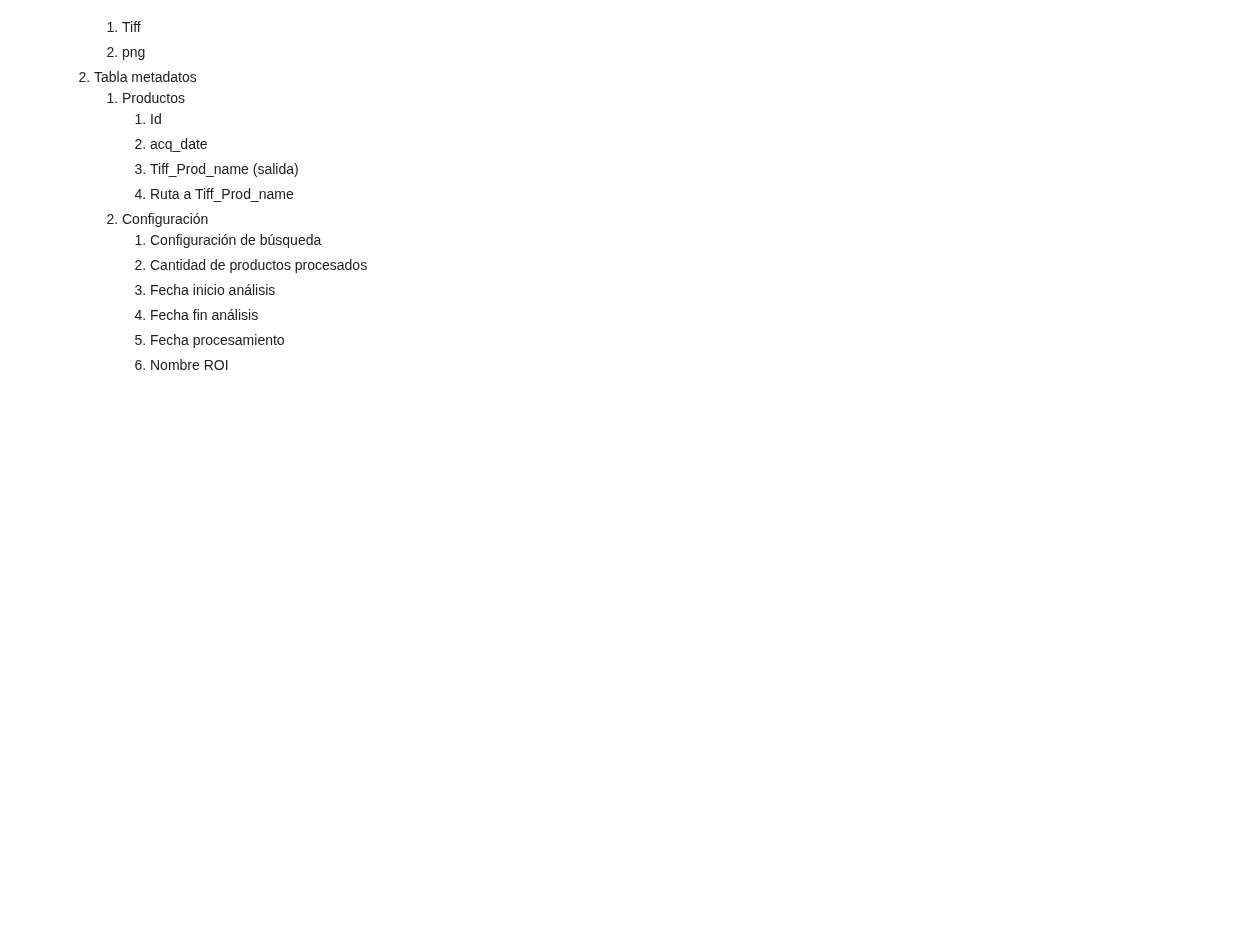
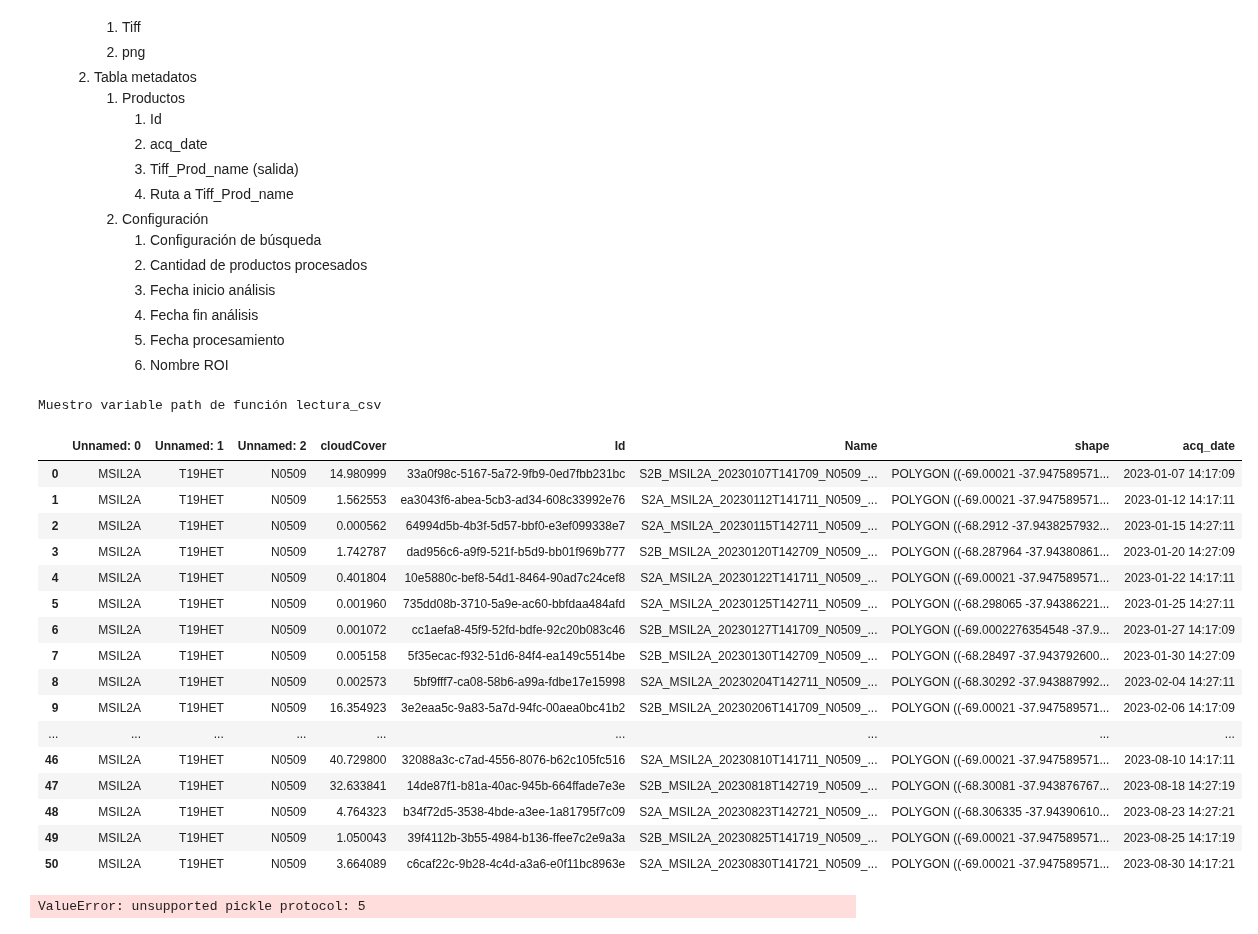
Before and after one commit to gvdiaz/NDVI_S2_gauge, a Jupyter notebook: Scripts/Note2proc.ipynb, the cells around one changed output. Drawn from its saved outputs; the diff is of its cells as text; code cells hidden in the pictures; blank space fills up the shorter version.

Commit message:
Agrego lectura de pkl pero no puedo debido a que se guardó con otra versión de python.

```diff
--- a/Scripts/Note2proc.ipynb
+++ b/Scripts/Note2proc.ipynb
@@ -39,3 +39,55 @@ Se parte de la hipótesis de tener definido un dataframe que contenga la búsque
             4. Fecha fin análisis
             5. Fecha procesamiento
             6. Nombre ROI
+# %%
+# Declaración de módulos necesarios
+# Para lectura de csv
+import pandas as pd
+
+# Declaración de variables para configuración
+input_path = '/src/output/research_20240928T190500_Tratayen.csv'
+input_path_pkl = '/src/output/research_20240928T190500_Tratayen.pkl'
+verbose = True
+# %%
+# Lectura de dataframes de búsqueda a partir del csv
+
+def lectura_csv(path, verbose):
+    df = pd.read_csv(path)
+    if verbose:
+        print(f'Muestro variable path de función {lectura_csv.__name__}')
+        print()
+        display(df)
+    return df
+
+def lectura_pkl(path, verbose):
+    df = pd.read_pickle(path)
+    if verbose:
+        print(f'Muestro variable path de función {lectura_csv.__name__}')
+        print()
+        display(df)
+    return df
+# %%
+df = lectura_csv(input_path, verbose)
+# %% [output]
+Muestro variable path de función lectura_csv
+|  | Unnamed: 0 | Unnamed: 1 | Unnamed: 2 | cloudCover | Id | Name | shape | acq_date |
+| 0 | MSIL2A | T19HET | N0509 | 14.980999 | 33a0f98c-5167-5a72-9fb9-0ed7fbb231bc | S2B_MSIL2A_20230107T141709_N0509_... | POLYGON ((-69.00021 -37.947589571... | 2023-01-07 14:17:09 |
+| 1 | MSIL2A | T19HET | N0509 | 1.562553 | ea3043f6-abea-5cb3-ad34-608c33992e76 | S2A_MSIL2A_20230112T141711_N0509_... | POLYGON ((-69.00021 -37.947589571... | 2023-01-12 14:17:11 |
+| 2 | MSIL2A | T19HET | N0509 | 0.000562 | 64994d5b-4b3f-5d57-bbf0-e3ef099338e7 | S2A_MSIL2A_20230115T142711_N0509_... | POLYGON ((-68.2912 -37.9438257932... | 2023-01-15 14:27:11 |
+| 3 | MSIL2A | T19HET | N0509 | 1.742787 | dad956c6-a9f9-521f-b5d9-bb01f969b777 | S2B_MSIL2A_20230120T142709_N0509_... | POLYGON ((-68.287964 -37.94380861... | 2023-01-20 14:27:09 |
+| 4 | MSIL2A | T19HET | N0509 | 0.401804 | 10e5880c-bef8-54d1-8464-90ad7c24cef8 | S2A_MSIL2A_20230122T141711_N0509_... | POLYGON ((-69.00021 -37.947589571... | 2023-01-22 14:17:11 |
+| 5 | MSIL2A | T19HET | N0509 | 0.001960 | 735dd08b-3710-5a9e-ac60-bbfdaa484afd | S2A_MSIL2A_20230125T142711_N0509_... | POLYGON ((-68.298065 -37.94386221... | 2023-01-25 14:27:11 |
+| 6 | MSIL2A | T19HET | N0509 | 0.001072 | cc1aefa8-45f9-52fd-bdfe-92c20b083c46 | S2B_MSIL2A_20230127T141709_N0509_... | POLYGON ((-69.0002276354548 -37.9... | 2023-01-27 14:17:09 |
+| 7 | MSIL2A | T19HET | N0509 | 0.005158 | 5f35ecac-f932-51d6-84f4-ea149c5514be | S2B_MSIL2A_20230130T142709_N0509_... | POLYGON ((-68.28497 -37.943792600... | 2023-01-30 14:27:09 |
+| 8 | MSIL2A | T19HET | N0509 | 0.002573 | 5bf9fff7-ca08-58b6-a99a-fdbe17e15998 | S2A_MSIL2A_20230204T142711_N0509_... | POLYGON ((-68.30292 -37.943887992... | 2023-02-04 14:27:11 |
+| 9 | MSIL2A | T19HET | N0509 | 16.354923 | 3e2eaa5c-9a83-5a7d-94fc-00aea0bc41b2 | S2B_MSIL2A_20230206T141709_N0509_... | POLYGON ((-69.00021 -37.947589571... | 2023-02-06 14:17:09 |
+| ... | ... | ... | ... | ... | ... | ... | ... | ... |
+| 46 | MSIL2A | T19HET | N0509 | 40.729800 | 32088a3c-c7ad-4556-8076-b62c105fc516 | S2A_MSIL2A_20230810T141711_N0509_... | POLYGON ((-69.00021 -37.947589571... | 2023-08-10 14:17:11 |
+| 47 | MSIL2A | T19HET | N0509 | 32.633841 | 14de87f1-b81a-40ac-945b-664ffade7e3e | S2B_MSIL2A_20230818T142719_N0509_... | POLYGON ((-68.30081 -37.943876767... | 2023-08-18 14:27:19 |
+| 48 | MSIL2A | T19HET | N0509 | 4.764323 | b34f72d5-3538-4bde-a3ee-1a81795f7c09 | S2A_MSIL2A_20230823T142721_N0509_... | POLYGON ((-68.306335 -37.94390610... | 2023-08-23 14:27:21 |
+| 49 | MSIL2A | T19HET | N0509 | 1.050043 | 39f4112b-3b55-4984-b136-ffee7c2e9a3a | S2B_MSIL2A_20230825T141719_N0509_... | POLYGON ((-69.00021 -37.947589571... | 2023-08-25 14:17:19 |
+| 50 | MSIL2A | T19HET | N0509 | 3.664089 | c6caf22c-9b28-4c4d-a3a6-e0f11bc8963e | S2A_MSIL2A_20230830T141721_N0509_... | POLYGON ((-69.00021 -37.947589571... | 2023-08-30 14:17:21 |
+# %%
+lectura_pkl(input_path_pkl, verbose)
+# %% [output]
+ValueError: unsupported pickle protocol: 5
```
